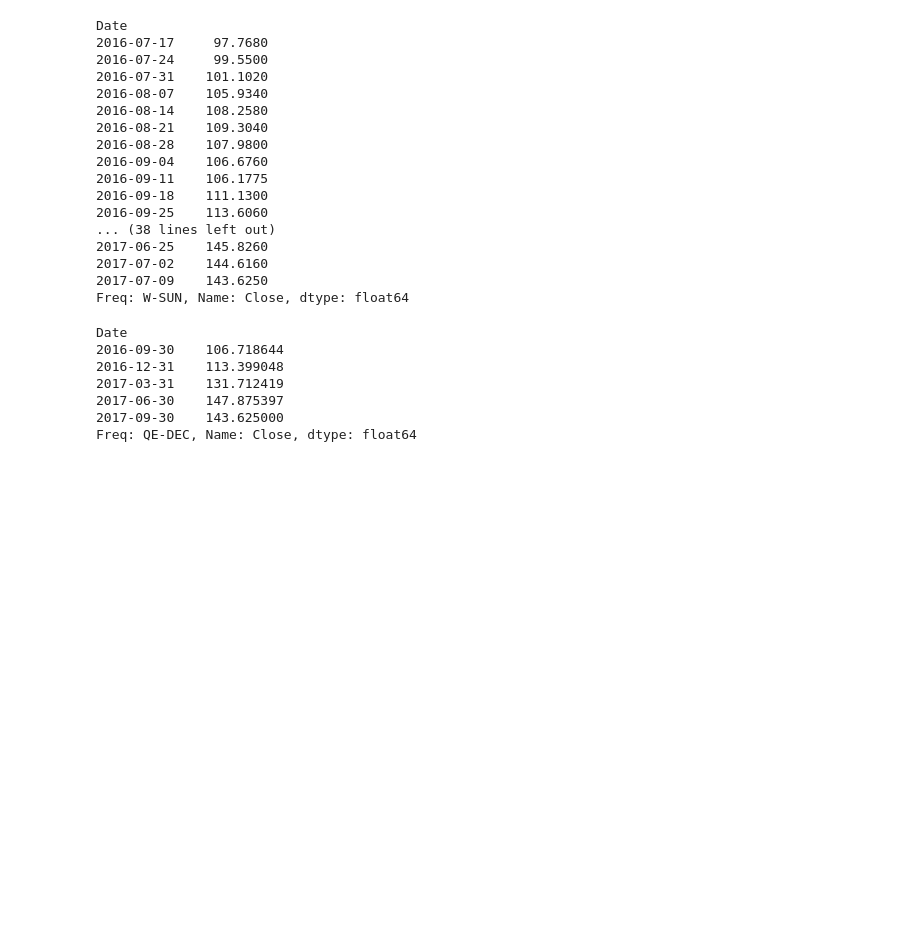
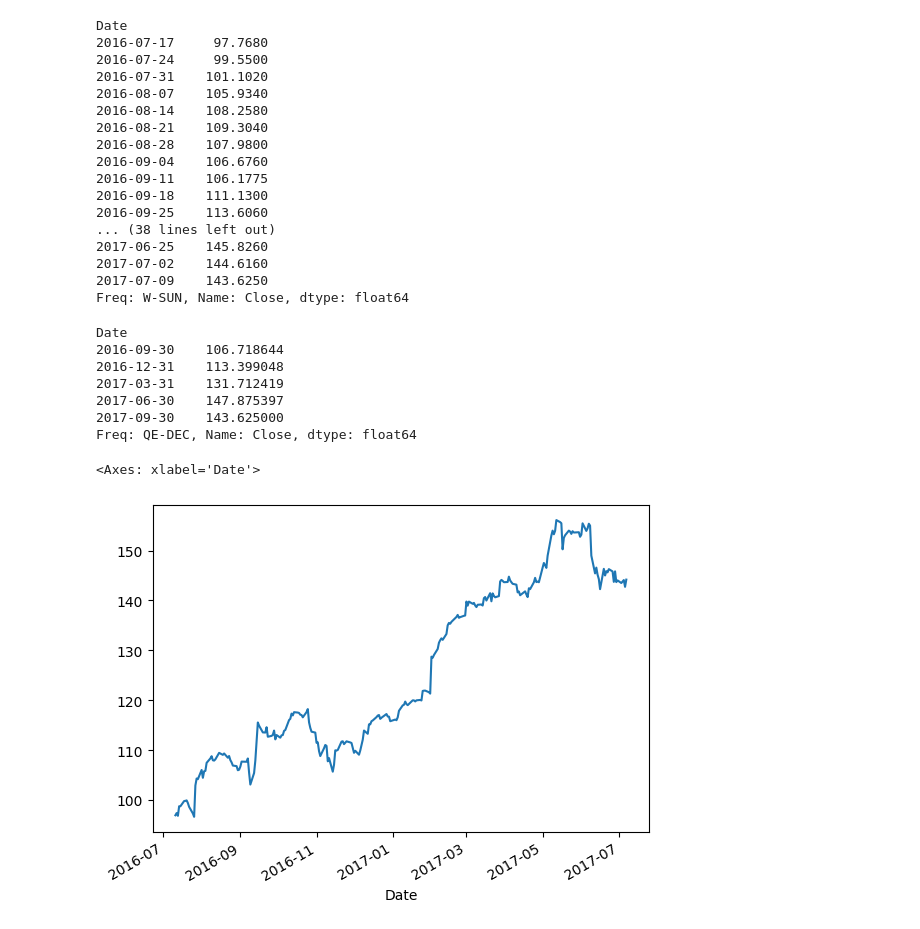
Before and after one commit to kaziH436/Time-Series-Analysis, a Jupyter notebook: time-series.ipynb, the cells around one changed output. Saved outputs shown, nothing was run; the diff lists cells and outputs as text; code cells hidden in the pictures; blank space fills up the shorter version.

Commit message:
Kaggle Notebook | time series  | date_range time series

```diff
--- a/time-series.ipynb
+++ b/time-series.ipynb
@@ -74,3 +74,9 @@ Date
 2017-06-30    147.875397
 2017-09-30    143.625000
 Freq: QE-DEC, Name: Close, dtype: float64
+# %%
+%matplotlib inline
+df.Close.plot()
+# %% [output]
+<Axes: xlabel='Date'>
+[figure, added]
```
Also changed, not shown: parts of 4 cells of this notebook.
